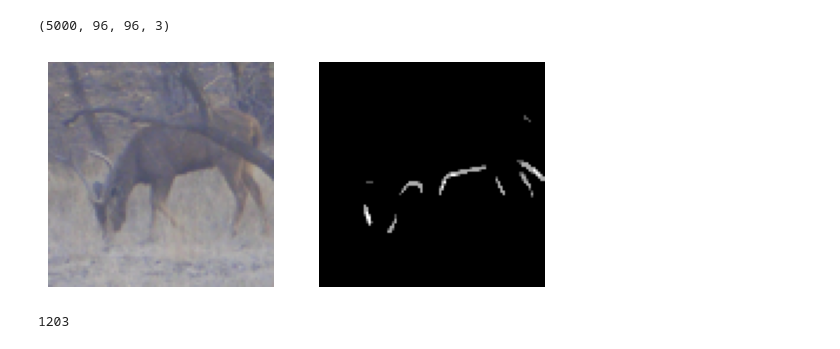
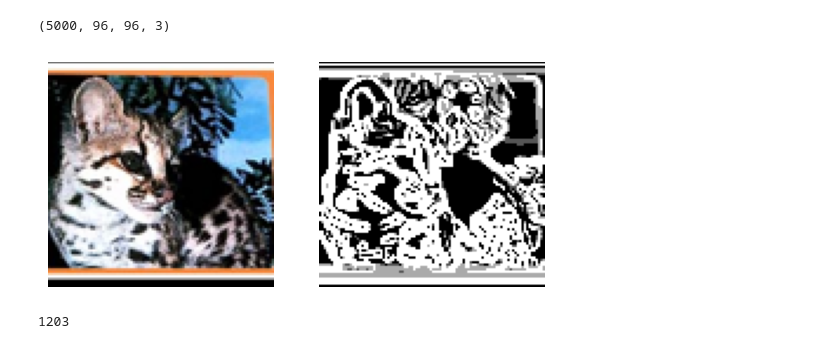
Before and after one commit to dbugajny/CurriculumLearning, a Jupyter notebook: notebooks/curriculum_learning_edges.ipynb, the cells around one changed output. Saved outputs shown, nothing was run; the diff lists cells and outputs as text; code cells hidden in the pictures.

```diff
--- a/notebooks/curriculum_learning_edges.ipynb
+++ b/notebooks/curriculum_learning_edges.ipynb
@@ -47,12 +47,12 @@ m = np.mean(m, axis=-1)
 # %%
 plt.figure()
 plt.subplot(1, 2, 1)
-plt.imshow(x[1681])
+plt.imshow(x[np.argsort(m)[-2]])
 plt.axis("off")
 plt.subplot(1, 2, 2)
-plt.imshow(np.mean(x_edges[1681], axis=2), cmap='gray')
+plt.imshow(np.mean(x_edges[np.argsort(m)[-2]], axis=2), cmap='gray')
 plt.axis("off")
 plt.show()
 # %% [output]
-[figure, old version]
+[figure, new version]
 # %%
```
Also changed, not shown: parts of 1 cell of this notebook.
